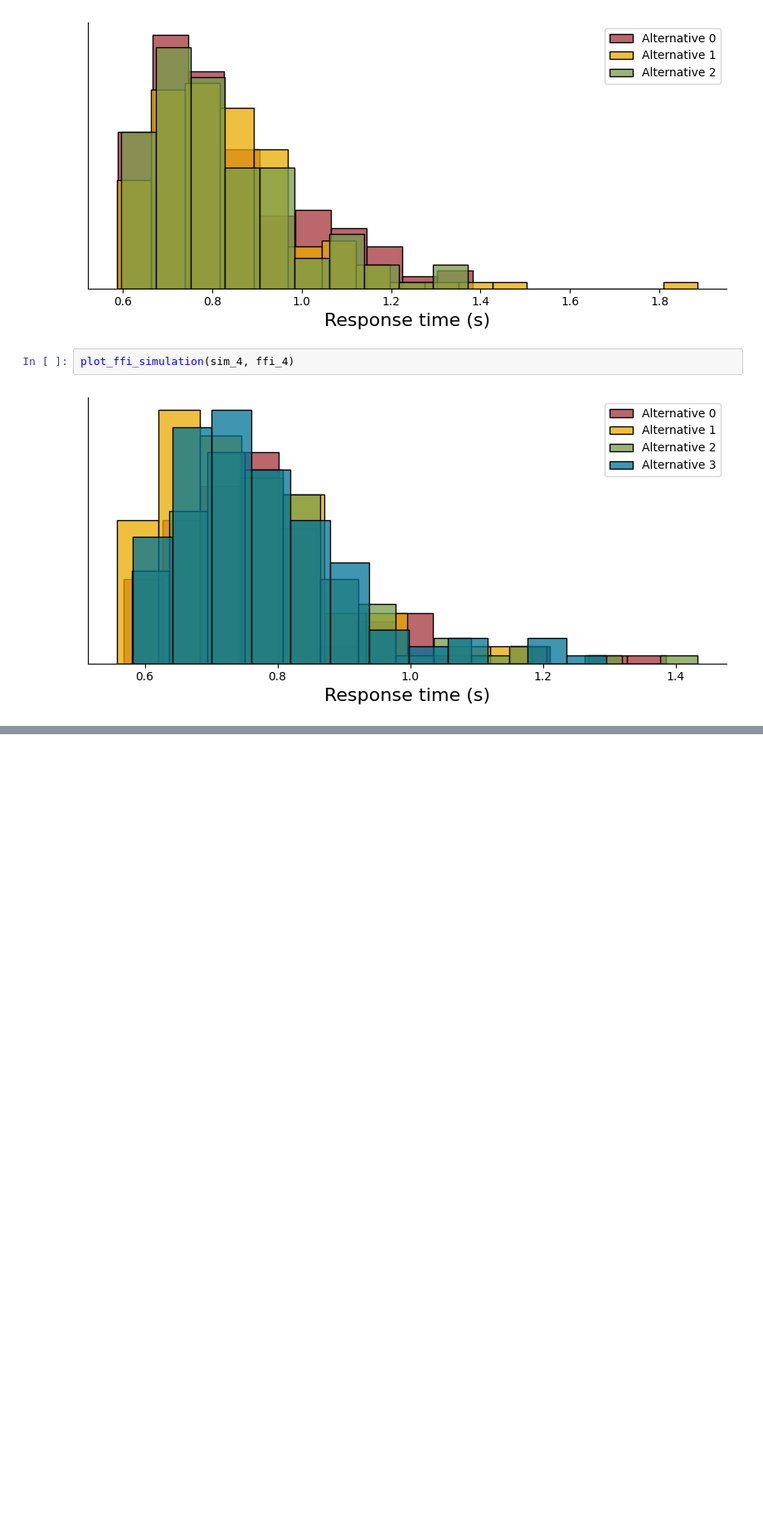
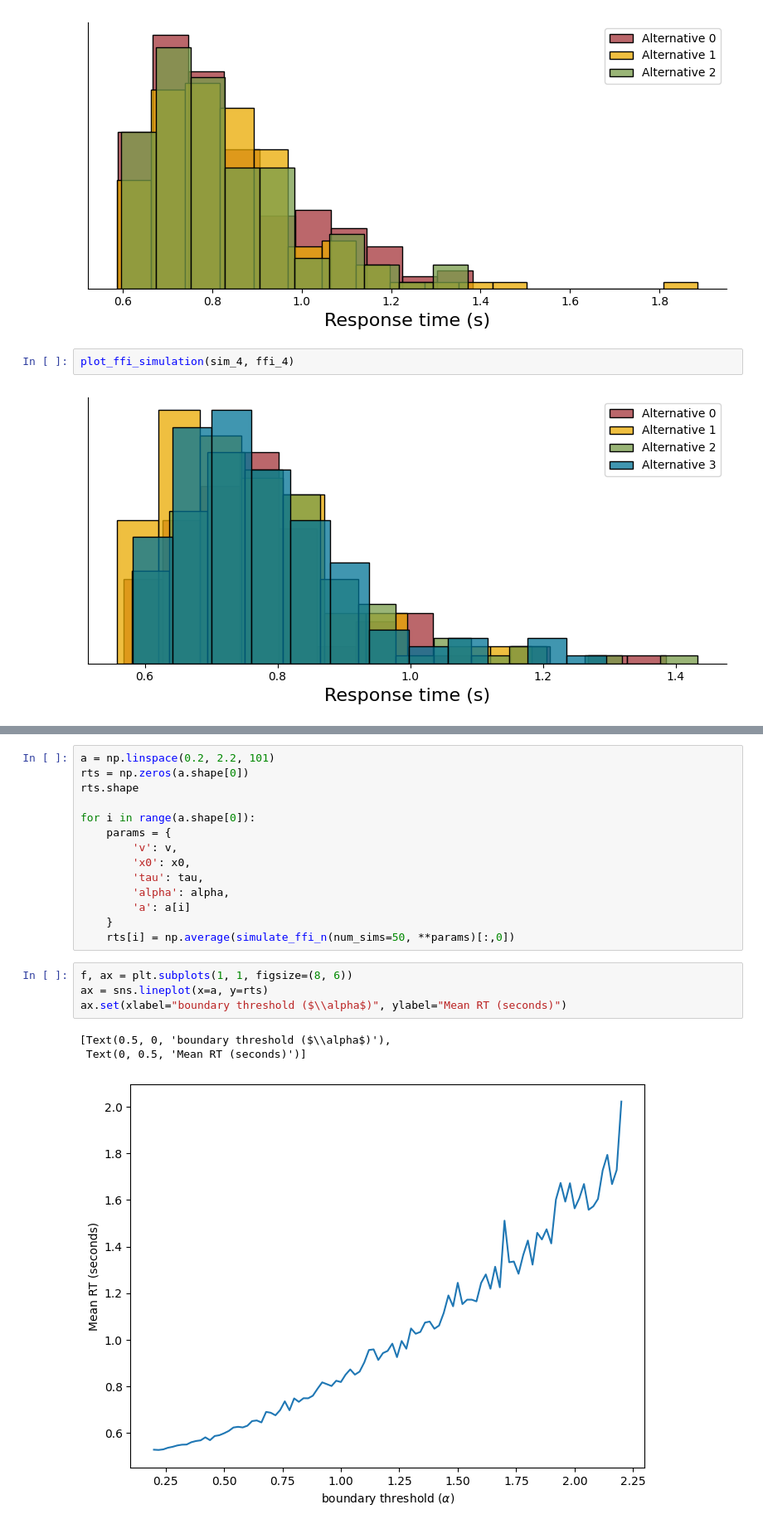
Before and after one commit to jerrymhuang/DreamDrone, a Jupyter notebook: CM02/FFI_Model.ipynb, the cells around one changed output, grey strips where cells are left out. Shown at 83% size. Drawn from its saved outputs; the diff is of its cells as text; blank space fills up the shorter version.

```diff
--- a/CM02/FFI_Model.ipynb
+++ b/CM02/FFI_Model.ipynb
@@ -162,0 +265,22 @@ AttributeError: 'tuple' object has no attribute 'plot'
+# %%
+a = np.linspace(0.2, 2.2, 101)
+rts = np.zeros(a.shape[0])
+rts.shape
+
+for i in range(a.shape[0]):
+    params = {
+        'v': v,
+        'x0': x0,
+        'tau': tau,
+        'alpha': alpha,
+        'a': a[i]
+    }
+    rts[i] = np.average(simulate_ffi_n(num_sims=50, **params)[:,0])
+# %%
+f, ax = plt.subplots(1, 1, figsize=(8, 6))
+ax = sns.lineplot(x=a, y=rts)
+ax.set(xlabel="boundary threshold ($\\alpha$)", ylabel="Mean RT (seconds)")
+# %% [output]
+[Text(0.5, 0, 'boundary threshold ($\\alpha$)'),
+ Text(0, 0.5, 'Mean RT (seconds)')]
+[figure, added]
```
Also changed, not shown: parts of 15 cells of this notebook.
